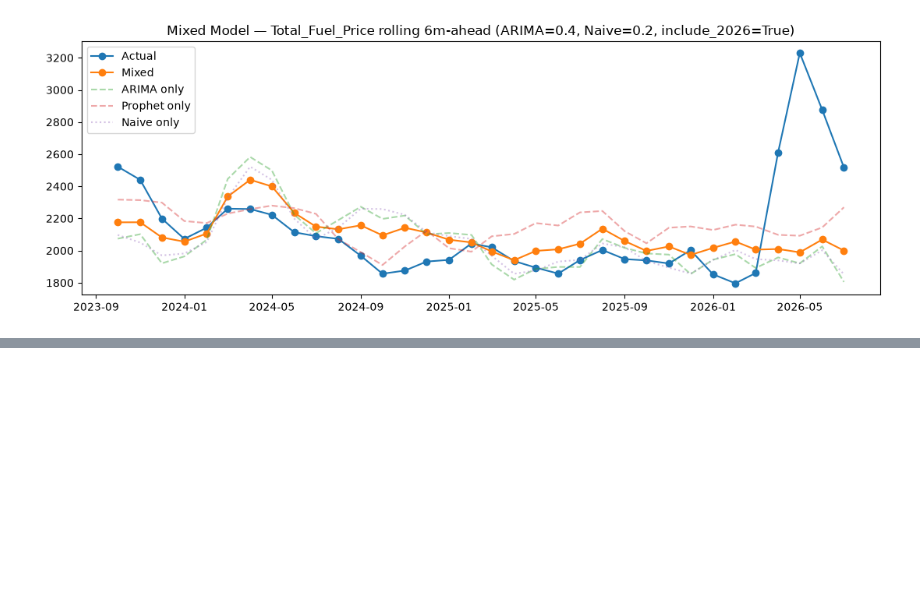
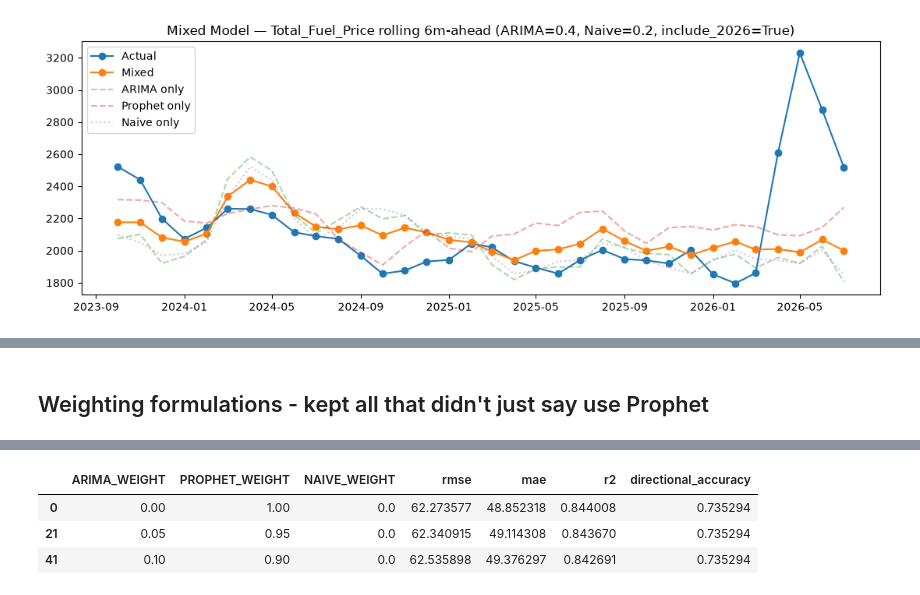
Before and after one commit to Trist4/fools-optimum, a Jupyter notebook: notebooks/mixed_model.ipynb, the cells around one changed output, grey strips where cells are left out. Saved outputs shown, nothing was run; the diff lists cells and outputs as text; code cells hidden in the pictures; blank space fills up the shorter version.

```diff
--- a/notebooks/mixed_model.ipynb
+++ b/notebooks/mixed_model.ipynb
@@ -295,0 +436,11 @@ R2:   -0.0636
+# %% [markdown]
+## Weighting formulations - kept all that didn't just say use Prophet
+# %%
+preds_df = get_walkforward_predictions(deisel_df, features_1M_diesel,
+                                        FORECAST_HORIZON=1, TRAIN_RATIO=0.8)
+
+best_weights, weight_grid = find_best_weights(preds_df, step=0.05, metric="rmse")
+
+# top 10 configs, for context/sensitivity checking
+weight_grid.sort_values("rmse").head(3)
+# %% [output]
@@ -295,0 +464,4 @@ R2:   -0.0636
+|  | ARIMA_WEIGHT | PROPHET_WEIGHT | NAIVE_WEIGHT | rmse | mae | r2 | directional_accuracy |
+| 0 | 0.00 | 1.00 | 0.0 | 62.273577 | 48.852318 | 0.844008 | 0.735294 |
+| 21 | 0.05 | 0.95 | 0.0 | 62.340915 | 49.114308 | 0.843670 | 0.735294 |
+| 41 | 0.10 | 0.90 | 0.0 | 62.535898 | 49.376297 | 0.842691 | 0.735294 |
```
Also changed, not shown: parts of 17 cells of this notebook.
